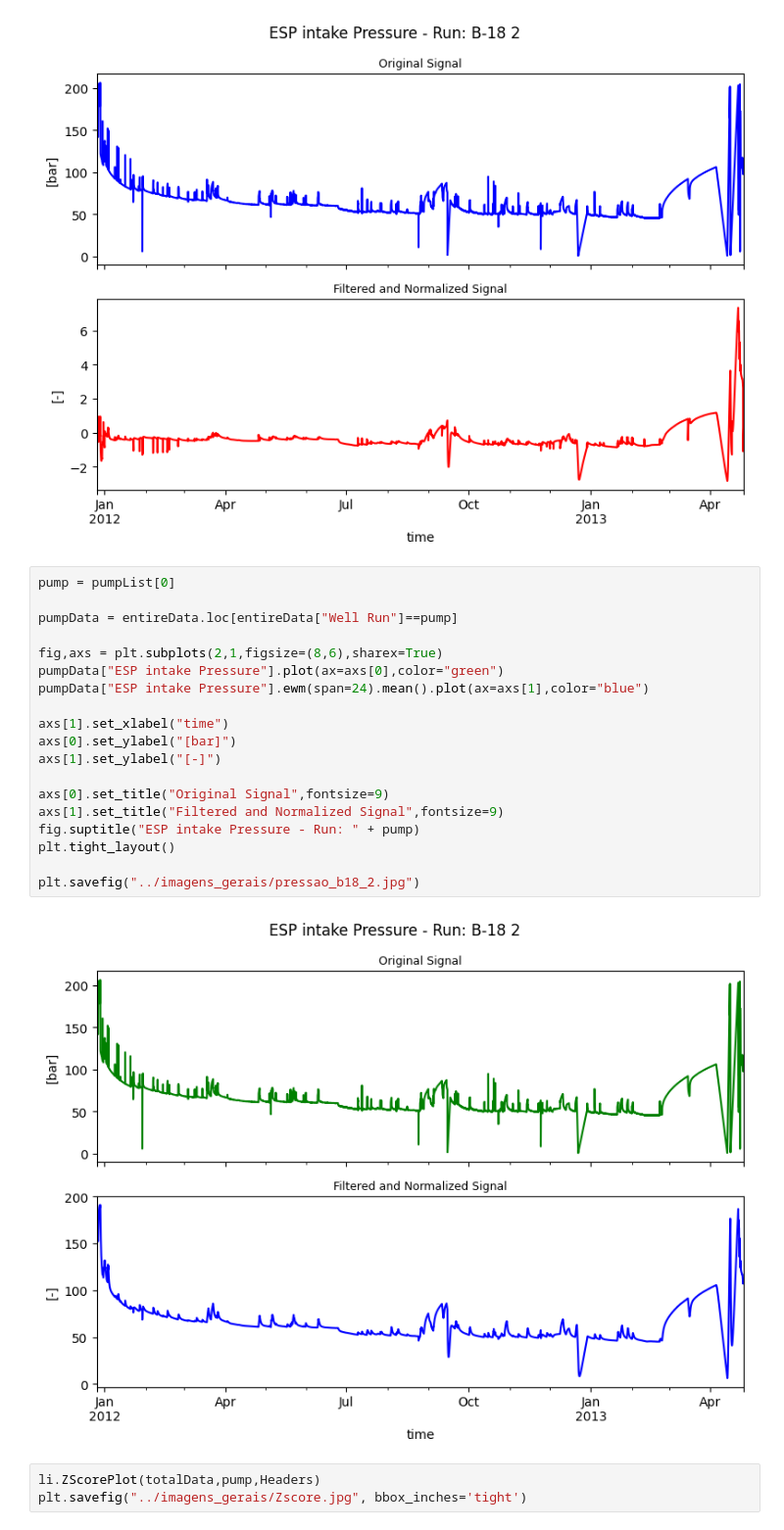
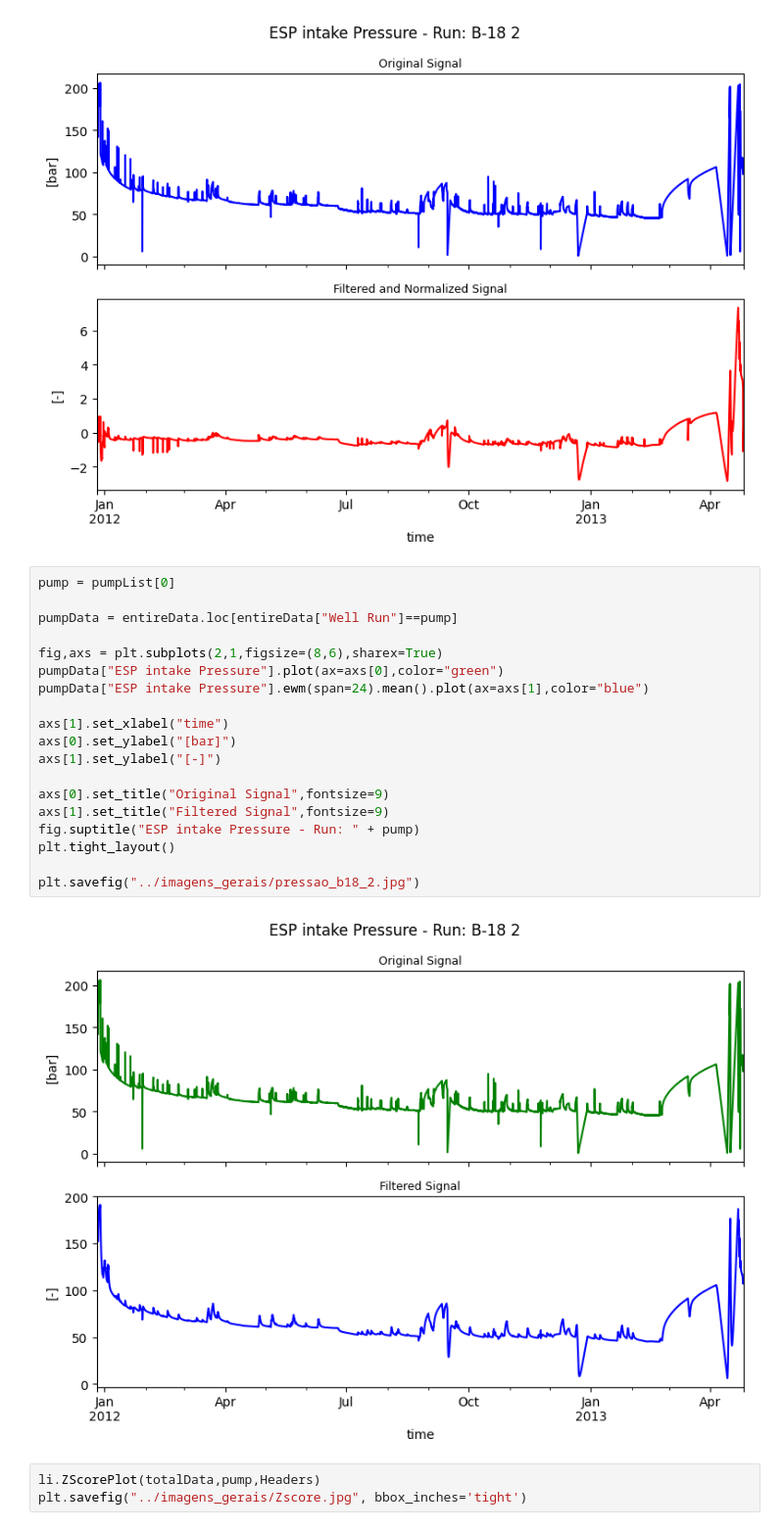
Before and after one commit to RL2-SP3/LISSA, a Jupyter notebook: examples/pump_data_cleaning.ipynb, the cells around one changed output. Shown at 98% size. Cells and saved outputs as stored; diff of their text form.

```diff
--- a/examples/pump_data_cleaning.ipynb
+++ b/examples/pump_data_cleaning.ipynb
@@ -224,24 +224,24 @@ plt.savefig("../imagens_gerais/pressao_b18_2.jpg")
 # %%
 pump = pumpList[0]
 
 pumpData = entireData.loc[entireData["Well Run"]==pump]
 
 fig,axs = plt.subplots(2,1,figsize=(8,6),sharex=True)
 pumpData["ESP intake Pressure"].plot(ax=axs[0],color="green")
 pumpData["ESP intake Pressure"].ewm(span=24).mean().plot(ax=axs[1],color="blue")
 
 axs[1].set_xlabel("time")
 axs[0].set_ylabel("[bar]")
 axs[1].set_ylabel("[-]")
 
 axs[0].set_title("Original Signal",fontsize=9)
-axs[1].set_title("Filtered and Normalized Signal",fontsize=9)
+axs[1].set_title("Filtered Signal",fontsize=9)
 fig.suptitle("ESP intake Pressure - Run: " + pump)
 plt.tight_layout()
 
 plt.savefig("../imagens_gerais/pressao_b18_2.jpg")
 # %% [output]
-[figure, old version]
+[figure, new version]
 # %%
 li.ZScorePlot(totalData,pump,Headers)
 plt.savefig("../imagens_gerais/Zscore.jpg", bbox_inches='tight')
```
